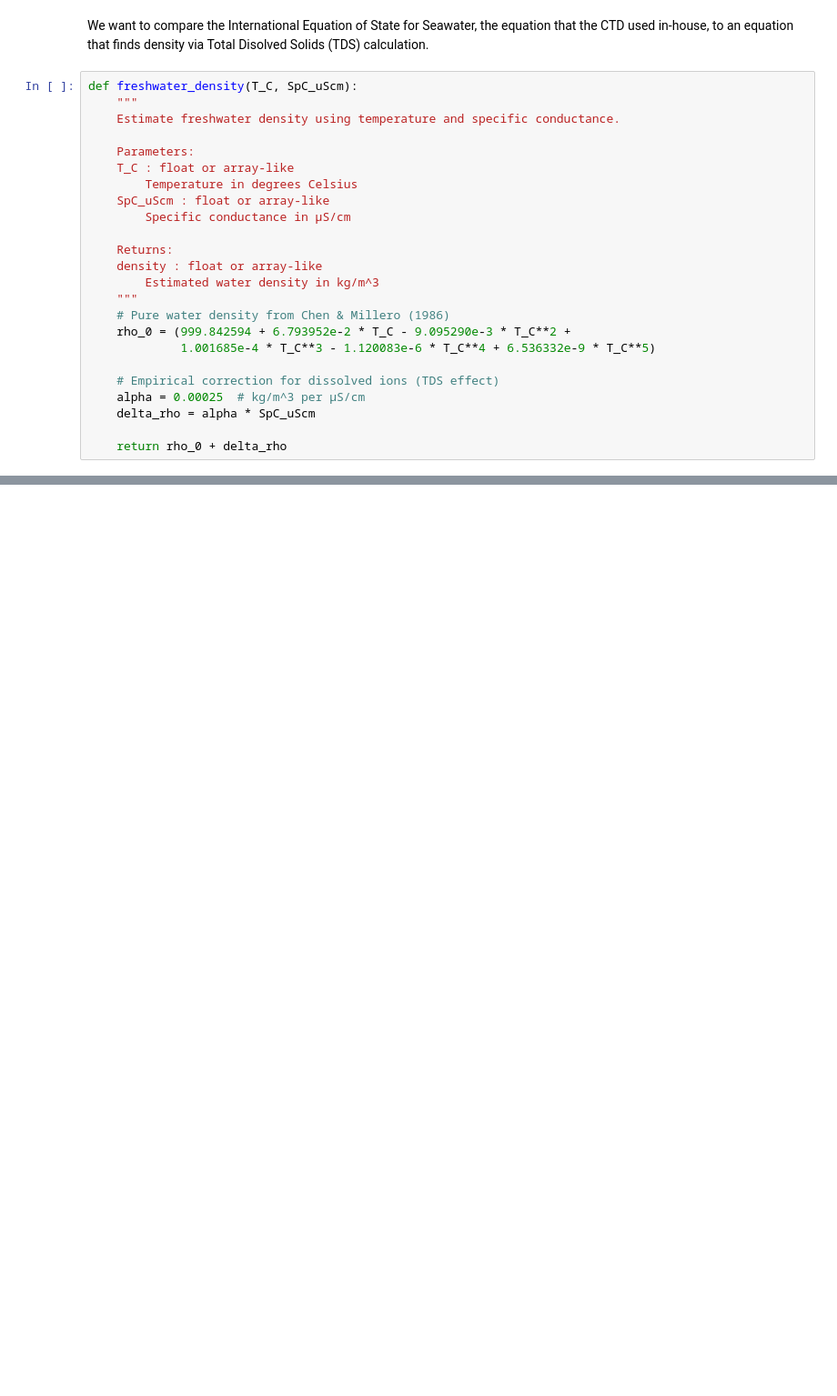
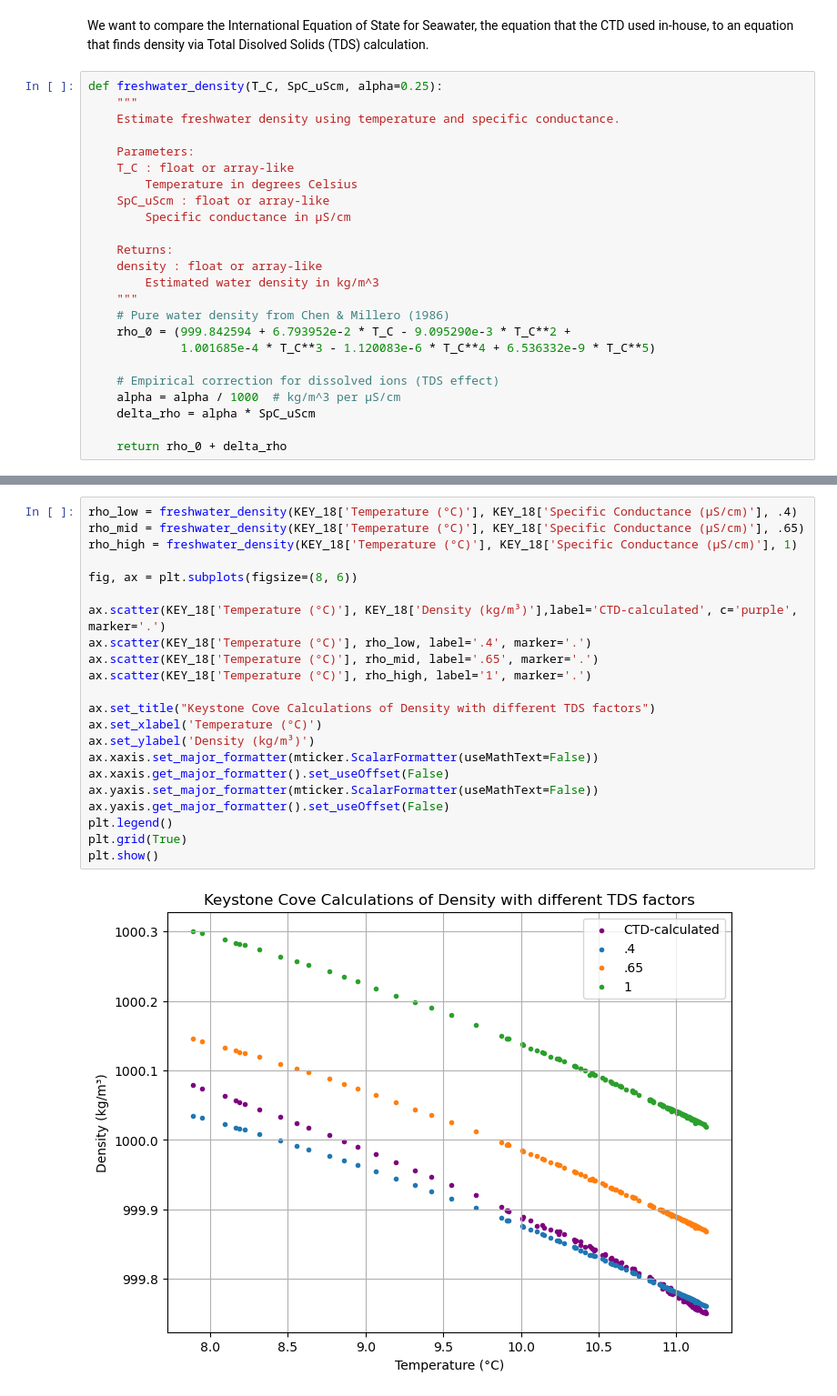
Before and after one commit to katgonza/BOAT, a Jupyter notebook: notebooks/EOS-2.ipynb, the cells around one changed output, grey strips where cells are left out. Shown at 91% size. Drawn from its saved outputs; the diff is of its cells as text; blank space fills up the shorter version.

Commit message:
finish figure comparing effects of temp. and sp. cond.

```diff
--- a/notebooks/EOS-2.ipynb
+++ b/notebooks/EOS-2.ipynb
@@ -28,7 +31,7 @@ HAR_17 = HAR_Full[HAR_Full['UTC Time'].dt.date == pd.to_datetime('2025-05-17').d
 # %% [markdown]
 We want to compare the International Equation of State for Seawater, the equation that the CTD used in-house, to an equation that finds density via Total Disolved Solids (TDS) calculation.
 # %%
-def freshwater_density(T_C, SpC_uScm):
+def freshwater_density(T_C, SpC_uScm, alpha=0.25):
     """
     Estimate freshwater density using temperature and specific conductance.
 
@@ -47,7 +50,7 @@ def freshwater_density(T_C, SpC_uScm):
              1.001685e-4 * T_C**3 - 1.120083e-6 * T_C**4 + 6.536332e-9 * T_C**5)
 
     # Empirical correction for dissolved ions (TDS effect)
-    alpha = 0.00025  # kg/m^3 per µS/cm
+    alpha = alpha / 1000  # kg/m^3 per µS/cm
     delta_rho = alpha * SpC_uScm
 
     return rho_0 + delta_rho
@@ -110 +100,25 @@ rho_real_har = gsw.density.rho(HAR_17['Salinity (PSS)'], HAR_17['Temperature (°
+# %%
+rho_low = freshwater_density(KEY_18['Temperature (°C)'], KEY_18['Specific Conductance (µS/cm)'], .4)
+rho_mid = freshwater_density(KEY_18['Temperature (°C)'], KEY_18['Specific Conductance (µS/cm)'], .65)
+rho_high = freshwater_density(KEY_18['Temperature (°C)'], KEY_18['Specific Conductance (µS/cm)'], 1)
+
+fig, ax = plt.subplots(figsize=(8, 6))
+
+ax.scatter(KEY_18['Temperature (°C)'], KEY_18['Density (kg/m³)'],label='CTD-calculated', c='purple', marker='.')
+ax.scatter(KEY_18['Temperature (°C)'], rho_low, label='.4', marker='.')
+ax.scatter(KEY_18['Temperature (°C)'], rho_mid, label='.65', marker='.')
+ax.scatter(KEY_18['Temperature (°C)'], rho_high, label='1', marker='.')
+
+ax.set_title("Keystone Cove Calculations of Density with different TDS factors")
+ax.set_xlabel('Temperature (°C)')
+ax.set_ylabel('Density (kg/m³)')
+ax.xaxis.set_major_formatter(mticker.ScalarFormatter(useMathText=False))
+ax.xaxis.get_major_formatter().set_useOffset(False)
+ax.yaxis.set_major_formatter(mticker.ScalarFormatter(useMathText=False))
+ax.yaxis.get_major_formatter().set_useOffset(False)
+plt.legend()
+plt.grid(True)
+plt.show()
+# %% [output]
+[figure, added]
 # %%
```
Also changed, not shown: parts of 14 cells of this notebook, 1 other file.
